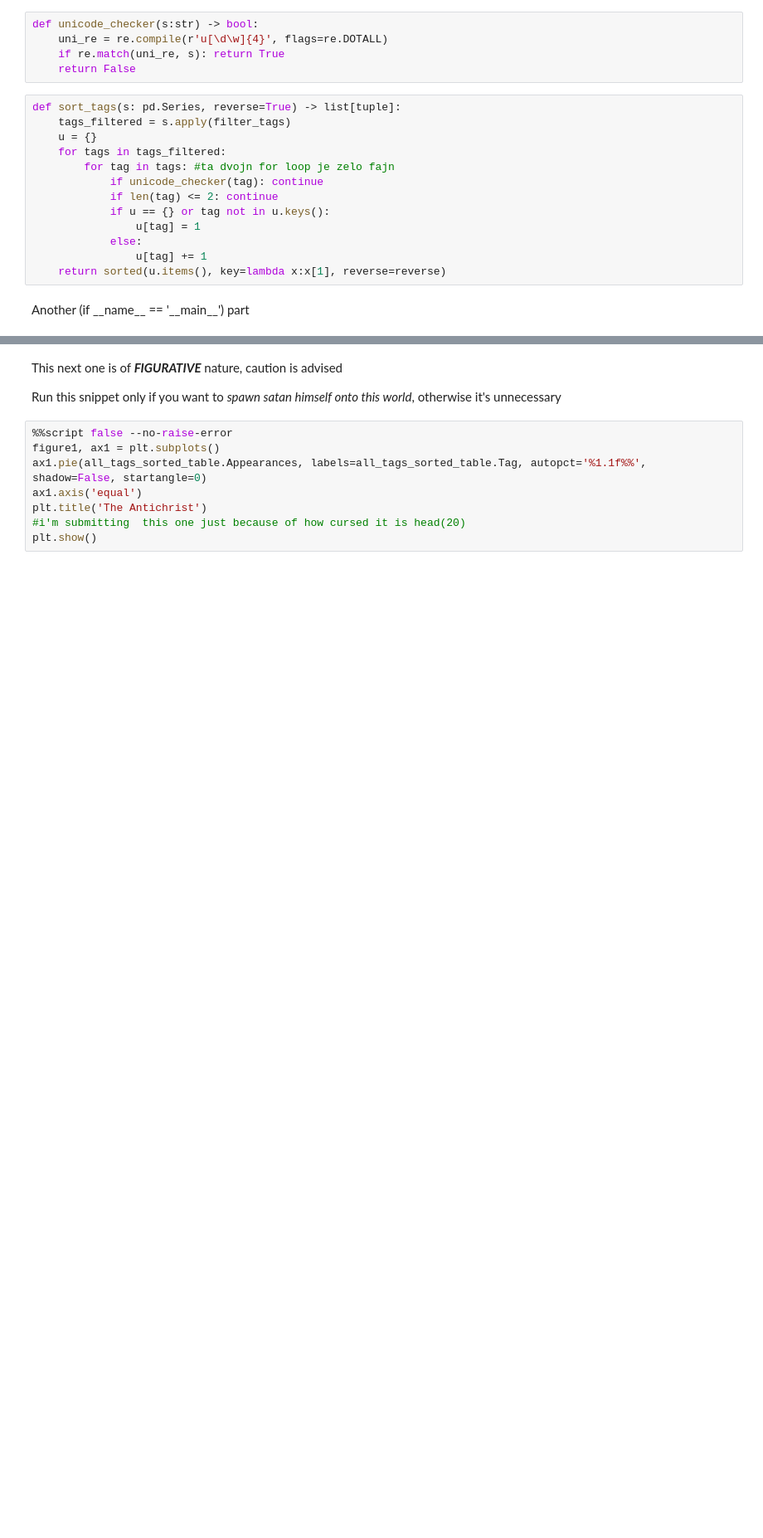
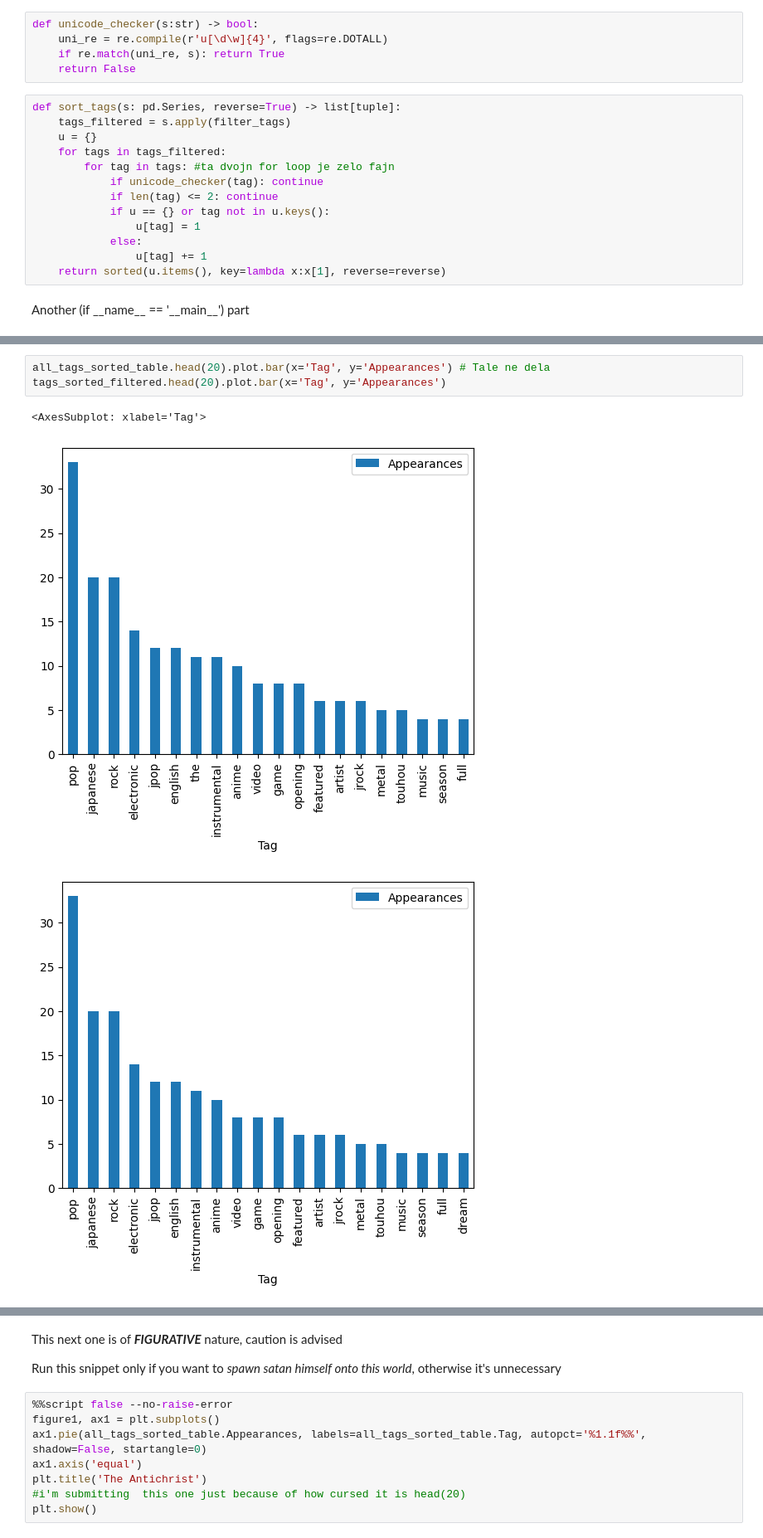
Before and after one commit to MlakarT/MlakarT-Analiza-podatkov-osu-, a Jupyter notebook: capture.ipynb, the cells around one changed output, grey strips where cells are left out. Shown at 83% size. Cells and saved outputs as stored; diff of their text form; blank space fills up the shorter version.

```diff
--- a/capture.ipynb
+++ b/capture.ipynb
@@ -190,0 +205,7 @@ all_tags_sorted_table.head(20).plot.bar(x='Tag', y='Appearances')
+# %%
+all_tags_sorted_table.head(20).plot.bar(x='Tag', y='Appearances') # Tale ne dela
+tags_sorted_filtered.head(20).plot.bar(x='Tag', y='Appearances')
+# %% [output]
+<AxesSubplot: xlabel='Tag'>
+[figure, added]
+[figure, added]
```
Also changed, not shown: parts of 16 cells of this notebook, 2 other files.
